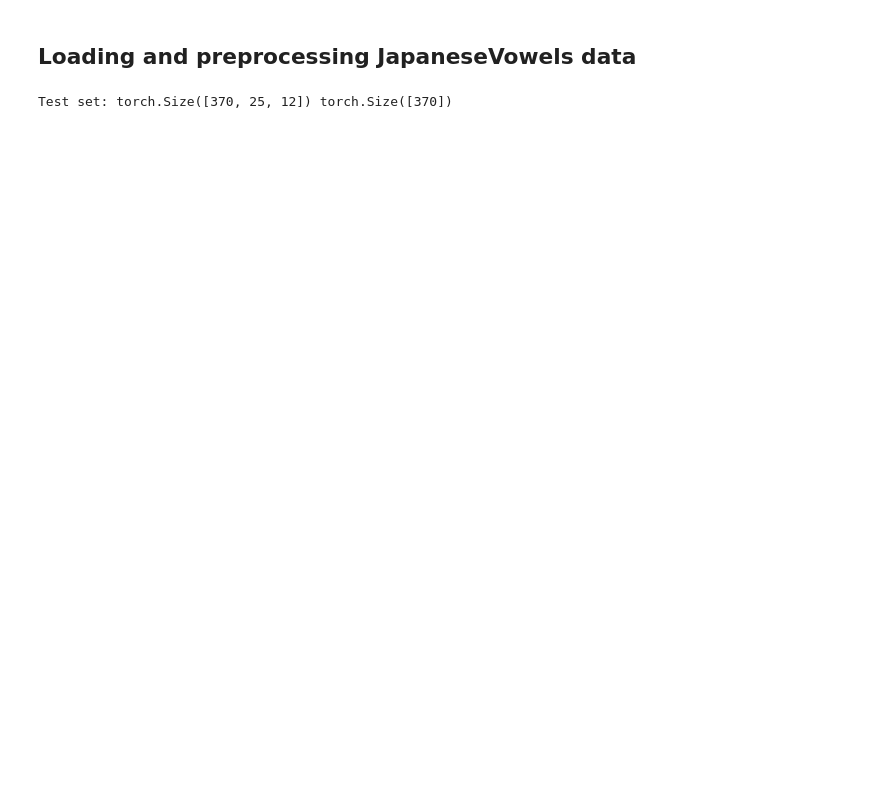
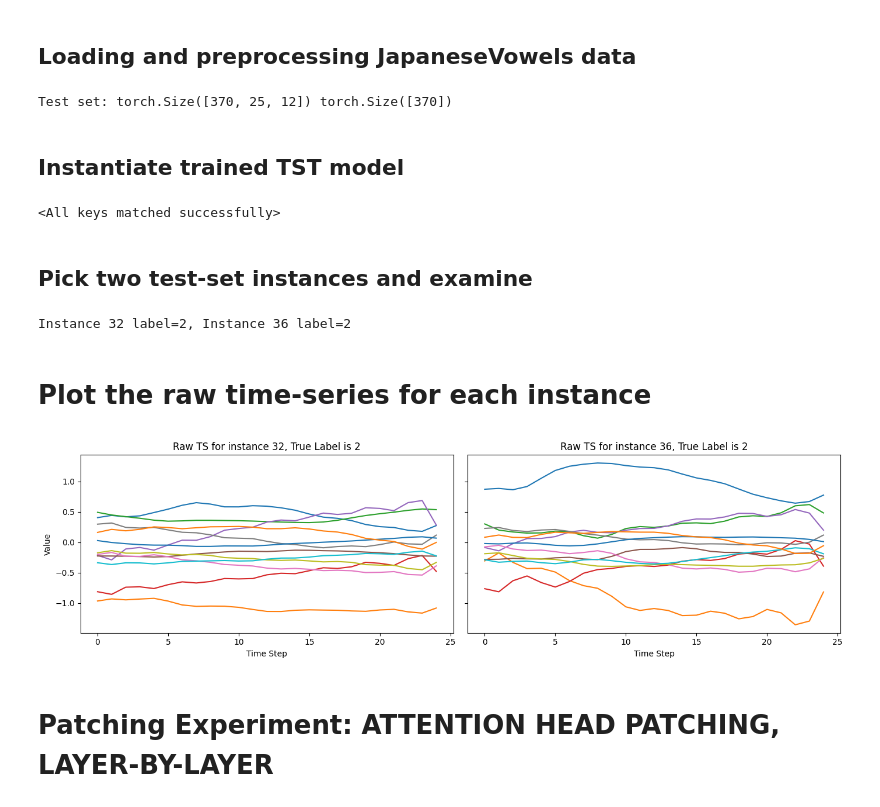
Before and after one commit to mathiisk/TSTpatching, a Jupyter notebook: TSTpatching.ipynb, the cells around one changed output. Cells and saved outputs as stored; diff of their text form; code cells hidden in the pictures; blank space fills up the shorter version.

Commit message:
Updated utils, added patching

```diff
--- a/TSTpatching.ipynb
+++ b/TSTpatching.ipynb
@@ -35,3 +36,65 @@ y_test = torch.tensor(y_test.astype(np.int64))
 print("Test set:", X_test.shape, y_test.shape)
 # %% [output]
 Test set: torch.Size([370, 25, 12]) torch.Size([370])
+# %% [markdown]
+## Instantiate trained TST model
+# %%
+device = torch.device("cuda" if torch.cuda.is_available() else "cpu")
+
+seq_len = X_test.shape[1]
+input_dim = X_test.shape[2]
+num_classes = y_test.max() + 1
+
+model = TimeSeriesTransformer(
+    input_dim=input_dim,
+    num_classes=num_classes,
+    seq_len=seq_len,
+    d_model=128,
+    n_head=8,
+    num_encoder_layers=3,
+    dim_feedforward=256,
+    dropout=0.1
+).to(device)
+
+# LOAD CHECKPOINT
+model.load_state_dict(torch.load("TST_japanesevowels.pth", map_location=device, weights_only=True))
+# %% [output]
+<All keys matched successfully>
+# %% [markdown]
+## Pick two test-set instances and examine
+# %%
+idx_1 = 32
+idx_2 = 36
+
+x1 = X_test[[idx_1]].to(device)
+y1 = y_test[[idx_1]].item()
+
+x2 = X_test[[idx_2]].to(device)
+y2 = y_test[[idx_2]].item()
+
+print(f"Instance {idx_1} label={y1}, Instance {idx_2} label={y2}")
+# %% [output]
+Instance 32 label=2, Instance 36 label=2
+# %% [markdown]
+# Plot the raw time-series for each instance
+# %%
+series_idx_1 = x1.cpu().numpy().squeeze()
+series_idx_2 = x2.cpu().numpy().squeeze()
+
+fig, axes = plt.subplots(nrows=1, ncols=2, figsize=(14, 4), sharey=True)
+
+axes[0].plot(x1.squeeze().cpu().numpy())
+axes[0].set_title(f"Raw TS for instance {idx_1}, True Label is {y1}")
+axes[0].set_xlabel("Time Step")
+axes[0].set_ylabel("Value")
+
+axes[1].plot(x2.squeeze().cpu().numpy())
+axes[1].set_title(f"Raw TS for instance {idx_2}, True Label is {y2}")
+axes[1].set_xlabel("Time Step")
+
+plt.tight_layout()
+plt.show()
+# %% [output]
+[figure, added]
+# %% [markdown]
+# Patching Experiment: ATTENTION HEAD PATCHING, LAYER-BY-LAYER
```
Also changed, not shown: parts of 2 cells of this notebook, 1 other file.
